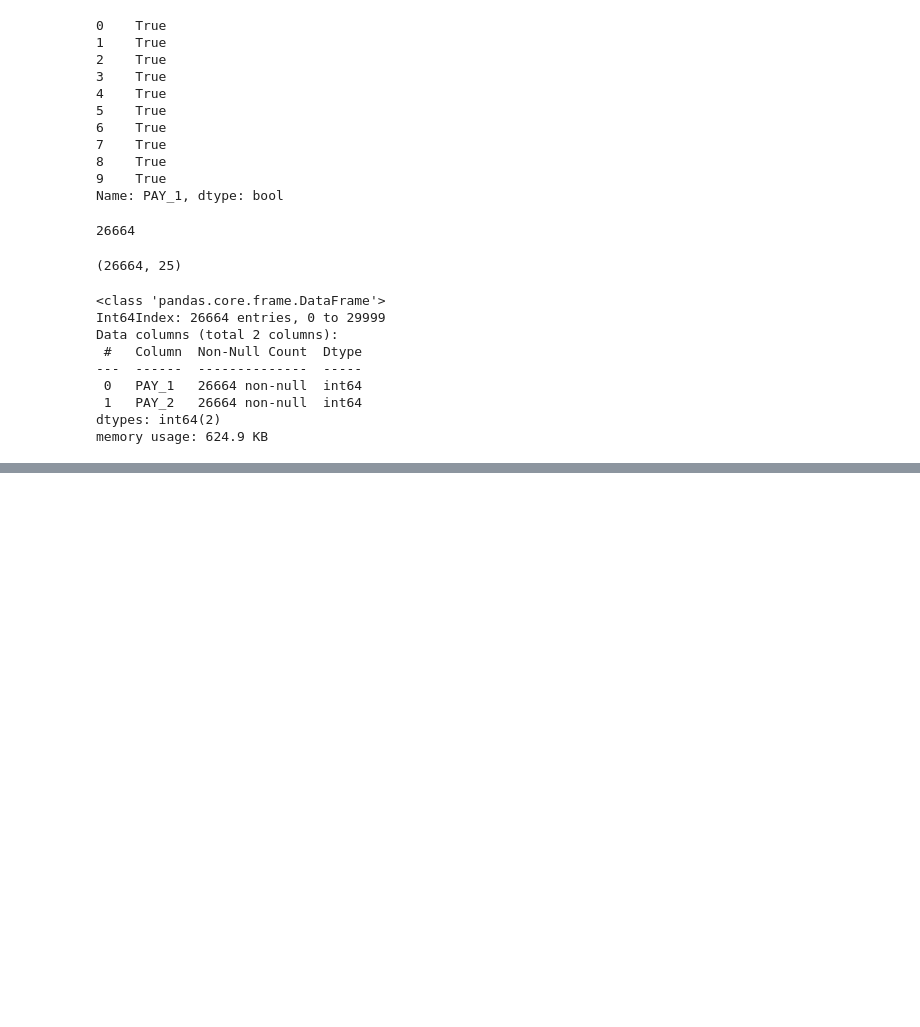
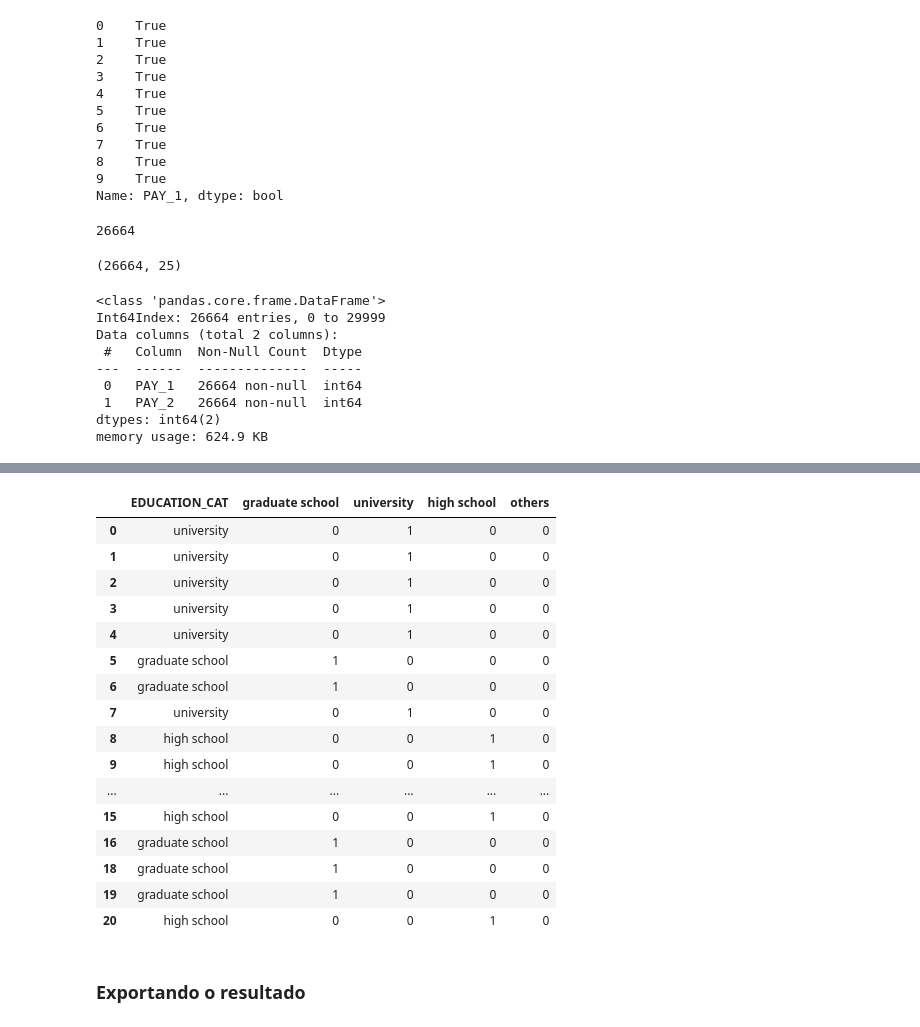
Before and after one commit to mrcosta93/projetos_data_science, a Jupyter notebook: Capítulo 1.ipynb, the cells around one changed output, grey strips where cells are left out. Cells and saved outputs as stored; diff of their text form; code cells hidden in the pictures; blank space fills up the shorter version.

```diff
--- a/Capítulo 1.ipynb
+++ b/Capítulo 1.ipynb
@@ -316,0 +382,12 @@ memory usage: 624.9 KB
+# %%
+df_clean_2['EDUCATION_CAT'] = 'none'
+
+cat_mapping = {
+    1: 'graduate school',
+    2: 'university',
+    3: 'high school',
+    4: 'others'
+}
+
+df_clean_2['EDUCATION_CAT'] = df_clean_2['EDUCATION'].map(cat_mapping)
+df_clean_2[['EDUCATION', 'EDUCATION_CAT']].head(10)
@@ -316,0 +406,3 @@ memory usage: 624.9 KB
+# %%
+edu_ohe = pd.get_dummies(df_clean_2['EDUCATION_CAT'])
+edu_ohe.head(10)
@@ -316,0 +421,23 @@ memory usage: 624.9 KB
+# %%
+df_with_ohe = pd.concat([df_clean_2, edu_ohe], axis = 1)
+df_with_ohe[['EDUCATION_CAT', 'graduate school', 'university', 'high school', 'others']].head(20)
+# %% [output]
+|  | EDUCATION_CAT | graduate school | university | high school | others |
+| 0 | university | 0 | 1 | 0 | 0 |
+| 1 | university | 0 | 1 | 0 | 0 |
+| 2 | university | 0 | 1 | 0 | 0 |
+| 3 | university | 0 | 1 | 0 | 0 |
+| 4 | university | 0 | 1 | 0 | 0 |
+| 5 | graduate school | 1 | 0 | 0 | 0 |
+| 6 | graduate school | 1 | 0 | 0 | 0 |
+| 7 | university | 0 | 1 | 0 | 0 |
+| 8 | high school | 0 | 0 | 1 | 0 |
+| 9 | high school | 0 | 0 | 1 | 0 |
+| ... | ... | ... | ... | ... | ... |
+| 15 | high school | 0 | 0 | 1 | 0 |
+| 16 | graduate school | 1 | 0 | 0 | 0 |
+| 18 | graduate school | 1 | 0 | 0 | 0 |
+| 19 | graduate school | 1 | 0 | 0 | 0 |
+| 20 | high school | 0 | 0 | 1 | 0 |
+# %% [markdown]
+### Exportando o resultado
```
Also changed, not shown: parts of 19 cells of this notebook, 2 other files.
